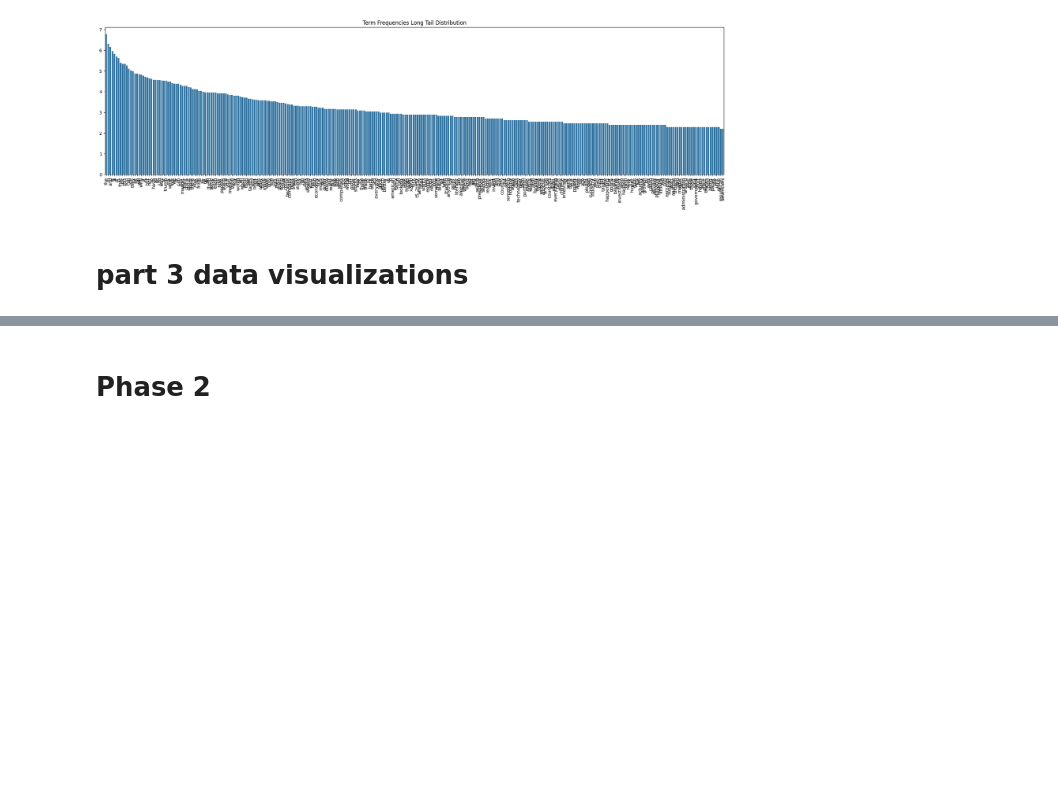
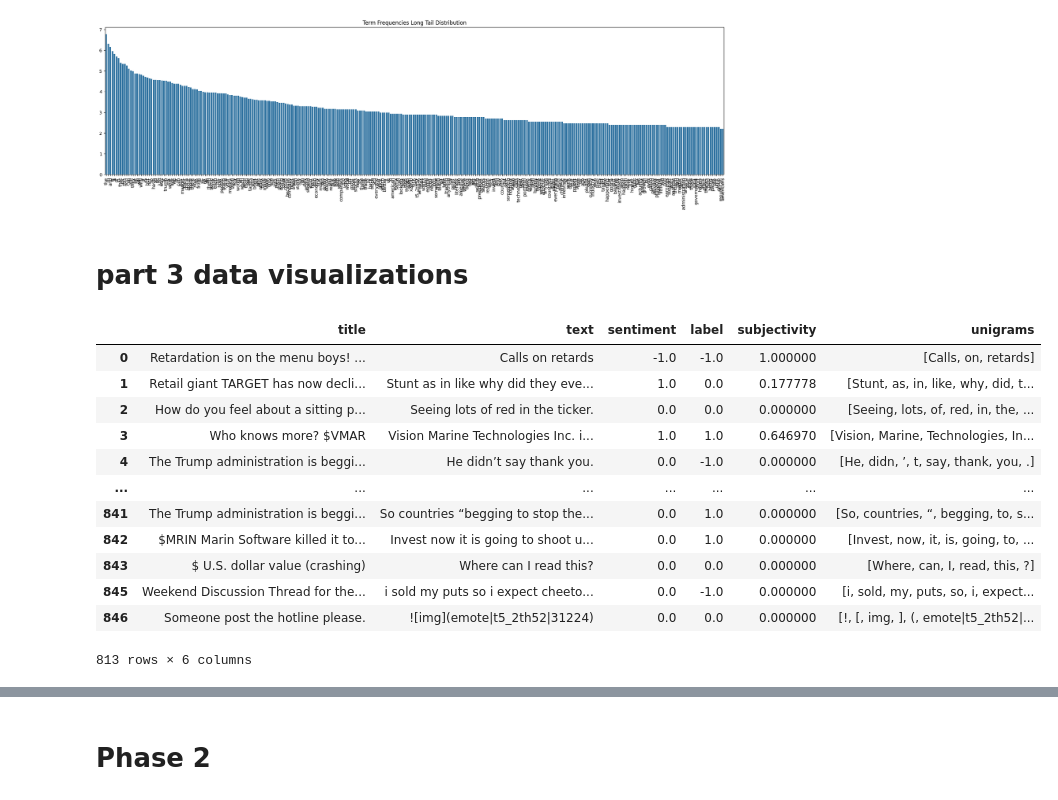
Before and after one commit to jc533/DM2025-Lab1-Exercise, a Jupyter notebook: DM2025-Lab1-Homework.ipynb, the cells around one changed output, grey strips where cells are left out. Cells and saved outputs as stored; diff of their text form; code cells hidden in the pictures; blank space fills up the shorter version.

```diff
--- a/DM2025-Lab1-Homework.ipynb
+++ b/DM2025-Lab1-Homework.ipynb
@@ -381,6 +381,22 @@ set_ticklabels() should only be used with a fixed number of ticks, i.e. after se
 [figure]
 # %% [markdown]
 # part 3 data visualizations
+# %%
+df
+# %% [output]
+|  | title | text | sentiment | label | subjectivity | unigrams |
+| 0 | Retardation is on the menu boys! ... | Calls on retards | -1.0 | -1.0 | 1.000000 | [Calls, on, retards] |
+| 1 | Retail giant TARGET has now decli... | Stunt as in like why did they eve... | 1.0 | 0.0 | 0.177778 | [Stunt, as, in, like, why, did, t... |
+| 2 | How do you feel about a sitting p... | Seeing lots of red in the ticker. | 0.0 | 0.0 | 0.000000 | [Seeing, lots, of, red, in, the, ... |
+| 3 | Who knows more? $VMAR | Vision Marine Technologies Inc. i... | 1.0 | 1.0 | 0.646970 | [Vision, Marine, Technologies, In... |
+| 4 | The Trump administration is beggi... | He didn’t say thank you. | 0.0 | -1.0 | 0.000000 | [He, didn, ’, t, say, thank, you, .] |
+| ... | ... | ... | ... | ... | ... | ... |
+| 841 | The Trump administration is beggi... | So countries “begging to stop the... | 0.0 | 1.0 | 0.000000 | [So, countries, “, begging, to, s... |
+| 842 | $MRIN Marin Software killed it to... | Invest now it is going to shoot u... | 0.0 | 1.0 | 0.000000 | [Invest, now, it, is, going, to, ... |
+| 843 | $ U.S. dollar value (crashing) | Where can I read this? | 0.0 | 0.0 | 0.000000 | [Where, can, I, read, this, ?] |
+| 845 | Weekend Discussion Thread for the... | i sold my puts so i expect cheeto... | 0.0 | -1.0 | 0.000000 | [i, sold, my, puts, so, i, expect... |
+| 846 | Someone post the hotline please. | ![img](emote|t5_2th52|31224) | 0.0 | 0.0 | 0.000000 | [!, [, img, ], (, emote|t5_2th52|... |
+813 rows × 6 columns
 # %%
 # Answer here
 label_counts = df['label'].value_counts()
```
Also changed, not shown: parts of 1 cell of this notebook.
